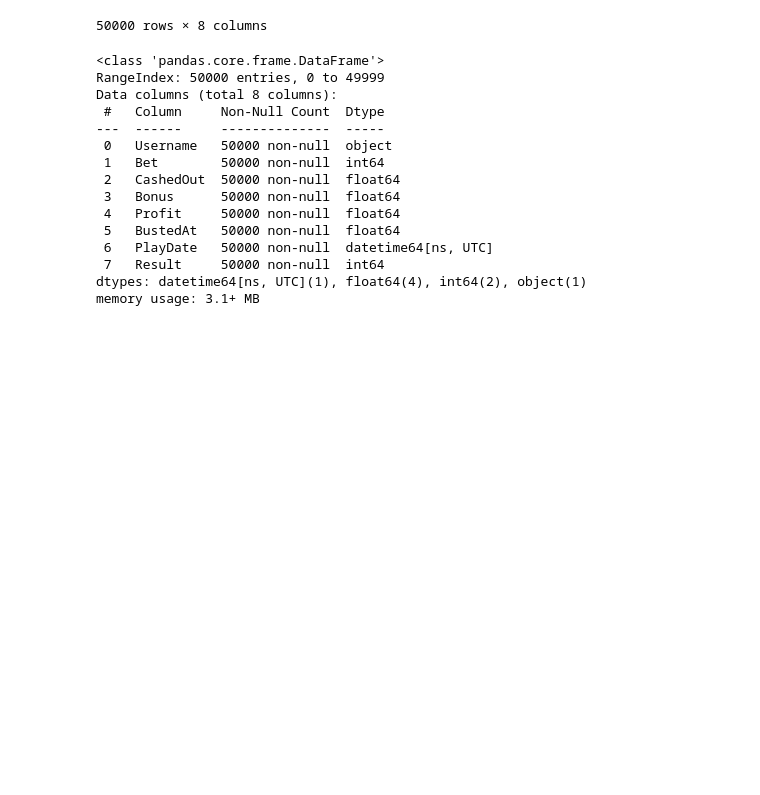
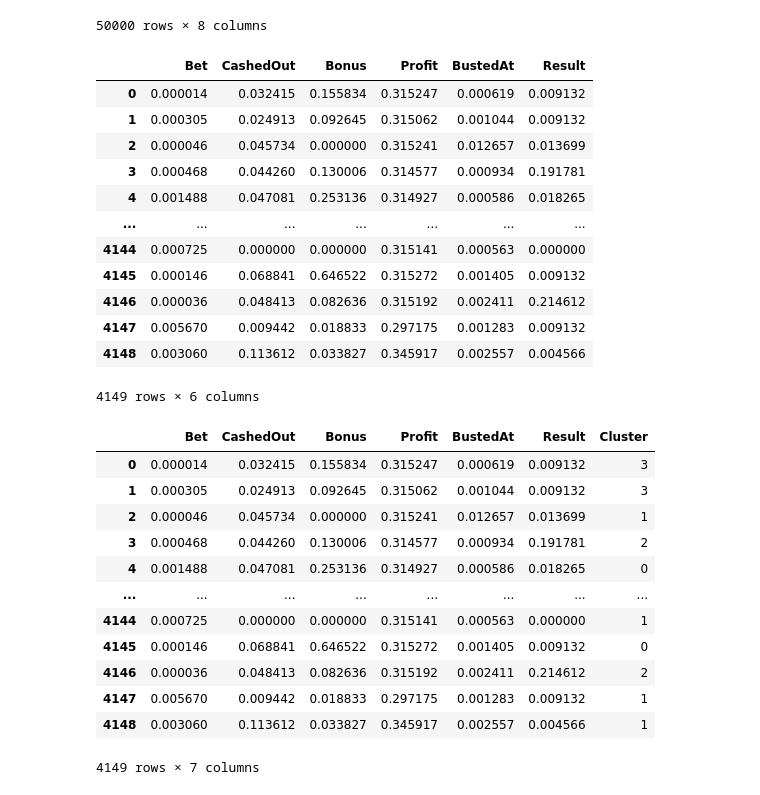
Before and after one commit to AndresEspinal/bustabit, a Jupyter notebook: notebooks/test.ipynb, the cells around one changed output. Saved outputs shown, nothing was run; the diff lists cells and outputs as text; code cells hidden in the pictures; blank space fills up the shorter version.

Commit message:
script hasta la data final

```diff
--- a/notebooks/test.ipynb
+++ b/notebooks/test.ipynb
@@ -87,18 +72,20 @@ betdataset
+# %%
+betdataset=data2.ejec_GroupByCustomer()
 # %%
-betdataset.info()
+betdataset
 # %% [output]
+|  | Bet | CashedOut | Bonus | Profit | BustedAt | Result |
+| 0 | 0.000014 | 0.032415 | 0.155834 | 0.315247 | 0.000619 | 0.009132 |
+| 1 | 0.000305 | 0.024913 | 0.092645 | 0.315062 | 0.001044 | 0.009132 |
+| 2 | 0.000046 | 0.045734 | 0.000000 | 0.315241 | 0.012657 | 0.013699 |
+| 3 | 0.000468 | 0.044260 | 0.130006 | 0.314577 | 0.000934 | 0.191781 |
+| 4 | 0.001488 | 0.047081 | 0.253136 | 0.314927 | 0.000586 | 0.018265 |
+| ... | ... | ... | ... | ... | ... | ... |
+| 4144 | 0.000725 | 0.000000 | 0.000000 | 0.315141 | 0.000563 | 0.000000 |
+| 4145 | 0.000146 | 0.068841 | 0.646522 | 0.315272 | 0.001405 | 0.009132 |
+| 4146 | 0.000036 | 0.048413 | 0.082636 | 0.315192 | 0.002411 | 0.214612 |
+| 4147 | 0.005670 | 0.009442 | 0.018833 | 0.297175 | 0.001283 | 0.009132 |
+| 4148 | 0.003060 | 0.113612 | 0.033827 | 0.345917 | 0.002557 | 0.004566 |
-<class 'pandas.core.frame.DataFrame'>
-RangeIndex: 50000 entries, 0 to 49999
-Data columns (total 8 columns):
- #   Column     Non-Null Count  Dtype
----  ------     --------------  -----
- 0   Username   50000 non-null  object
- 1   Bet        50000 non-null  int64
- 2   CashedOut  50000 non-null  float64
- 3   Bonus      50000 non-null  float64
- 4   Profit     50000 non-null  float64
- 5   BustedAt   50000 non-null  float64
- 6   PlayDate   50000 non-null  datetime64[ns, UTC]
- 7   Result     50000 non-null  int64
-dtypes: datetime64[ns, UTC](1), float64(4), int64(2), object(1)
-memory usage: 3.1+ MB
+4149 rows × 6 columns
+# %%
+clustertest=pd.read_parquet('../data/processed/analisis_exploratorio4.parquet')
@@ -104,0 +94,20 @@ memory usage: 3.1+ MB
+# %%
+data3=Clustering(betdataset, 'Cluster', clustertest)
+# %%
+betdataset=data3.ejec_Clustering()
+# %%
+betdataset
+# %% [output]
+|  | Bet | CashedOut | Bonus | Profit | BustedAt | Result | Cluster |
+| 0 | 0.000014 | 0.032415 | 0.155834 | 0.315247 | 0.000619 | 0.009132 | 3 |
+| 1 | 0.000305 | 0.024913 | 0.092645 | 0.315062 | 0.001044 | 0.009132 | 3 |
+| 2 | 0.000046 | 0.045734 | 0.000000 | 0.315241 | 0.012657 | 0.013699 | 1 |
+| 3 | 0.000468 | 0.044260 | 0.130006 | 0.314577 | 0.000934 | 0.191781 | 2 |
+| 4 | 0.001488 | 0.047081 | 0.253136 | 0.314927 | 0.000586 | 0.018265 | 0 |
+| ... | ... | ... | ... | ... | ... | ... | ... |
+| 4144 | 0.000725 | 0.000000 | 0.000000 | 0.315141 | 0.000563 | 0.000000 | 1 |
+| 4145 | 0.000146 | 0.068841 | 0.646522 | 0.315272 | 0.001405 | 0.009132 | 0 |
+| 4146 | 0.000036 | 0.048413 | 0.082636 | 0.315192 | 0.002411 | 0.214612 | 2 |
+| 4147 | 0.005670 | 0.009442 | 0.018833 | 0.297175 | 0.001283 | 0.009132 | 1 |
+| 4148 | 0.003060 | 0.113612 | 0.033827 | 0.345917 | 0.002557 | 0.004566 | 1 |
+4149 rows × 7 columns
```
Also changed, not shown: parts of 4 cells of this notebook, 5 other files.
